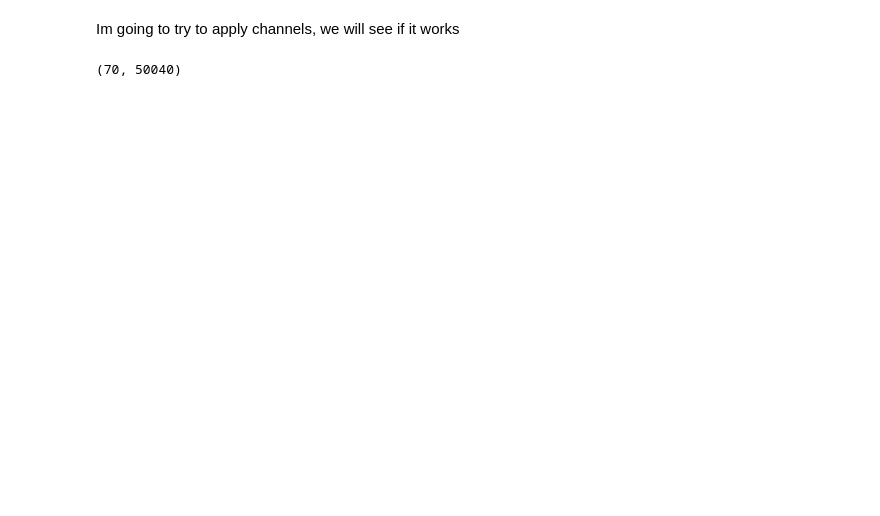
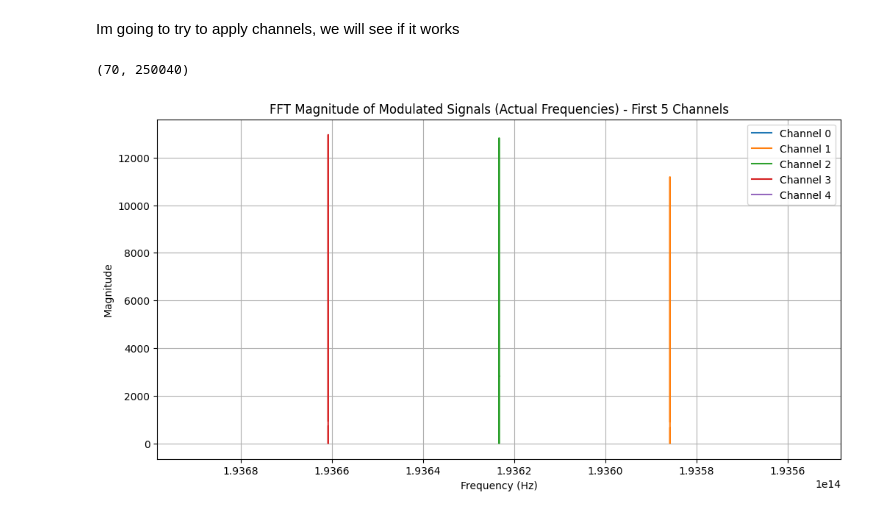
Before and after one commit to EnochYounceSAIC/FiberOptics, a Jupyter notebook: weektwo/channels_and_functions.ipynb, the cells around one changed output. Drawn from its saved outputs; the diff is of its cells as text; code cells hidden in the pictures; blank space fills up the shorter version.

```diff
--- a/weektwo/channels_and_functions.ipynb
+++ b/weektwo/channels_and_functions.ipynb
@@ -88,7 +135,7 @@ for i in range(channels):
   channeled_lambdas[i] = lambda_light - i*0.3e-9
   signals[i] = gen_random_data('16qam', signal_length)
 # %%
-
+  num_weights = 41
 
 # Generate and shape the signal for each channel
 multi_channel_signal = np.zeros((channels, signal_length * sps + num_weights - 1), dtype=complex)
@@ -98,7 +145,7 @@ for i in range(channels):
     # Generate random data for the channel
     channel_data = gen_random_data('16qam', signal_length)
     # Shape the signal
-    shaped_channel_signal = shape_signal(channel_data, sps)
+    shaped_channel_signal = shape_signal(channel_data, sps,num_weights,symbol_rate)
 
     # Calculate the carrier frequency for this channel
     carrier_frequency = 3e8 / channeled_lambdas[i]
@@ -111,6 +158,54 @@ for i in range(channels):
 
 print(multi_channel_signal.shape)
 # %% [output]
-(70, 50040)
+(70, 250040)
+# %%
+# Select different channels to plot (first 5)
+channel_indices_to_plot = [0, 1, 2, 3, 4]
+
+# Increase the sampling rate for FFT calculation to better visualize the spread
+fft_sampling_rate_factor = 4
+fft_sampling_rate = sps * fft_sampling_rate_factor
+
+plt.figure(figsize=(12, 6))
+
+# Calculate the sampling frequency based on the time vector and its length
+# The time vector is created with a step of 1/(sps * 1), so the sampling rate is sps * 1
+sampling_rate = sps * 1
+n_samples = multi_channel_signal.shape[1]
+
+for channel_index in channel_indices_to_plot:
+    signal = multi_channel_signal[channel_index]
+    # Perform FFT with a higher sampling rate for better spectral resolution
+    fft_signal = np.fft.fft(signal, n=int(n_samples * fft_sampling_rate_factor))
+
+    carrier_frequency = 3e8 / channeled_lambdas[channel_index]
+
+    # Frequencies for the FFT plot, based on the higher FFT sampling rate
+    frequencies_relative_fft = np.fft.fftfreq(len(fft_signal), d=1/fft_sampling_rate)
+    frequencies_actual_fft = frequencies_relative_fft + carrier_frequency
+
+    plt.plot(np.fft.fftshift(frequencies_actual_fft), np.abs(np.fft.fftshift(fft_signal)), label=f'Channel {channel_index}')
+
+plt.xlabel('Frequency (Hz)')
+plt.ylabel('Magnitude')
+plt.title('FFT Magnitude of Modulated Signals (Actual Frequencies) - First 5 Channels')
+plt.legend()
+plt.grid(True)
+
+# Set x-axis limits to show the range of the first 5 channels
+if channel_indices_to_plot:
+    min_channel_index = min(channel_indices_to_plot)
+    max_channel_index = max(channel_indices_to_plot)
+    # Calculate the approximate frequency range to cover the first 5 channels
+    # Consider the carrier frequency of the lowest and highest channel and add some buffer
+    min_freq_plot = 3e8 / channeled_lambdas[max_channel_index] - (fft_sampling_rate / 2) * 1.5 # Add buffer
+    max_freq_plot = 3e8 / channeled_lambdas[min_channel_index] + (fft_sampling_rate / 2) * 1.5 # Add buffer
+    plt.xlim(min_freq_plot, max_freq_plot)
+
+
+plt.show()
+# %% [output]
+[figure, added]
 # %%
 # Select different channels to plot
```
Also changed, not shown: parts of 9 cells of this notebook.
